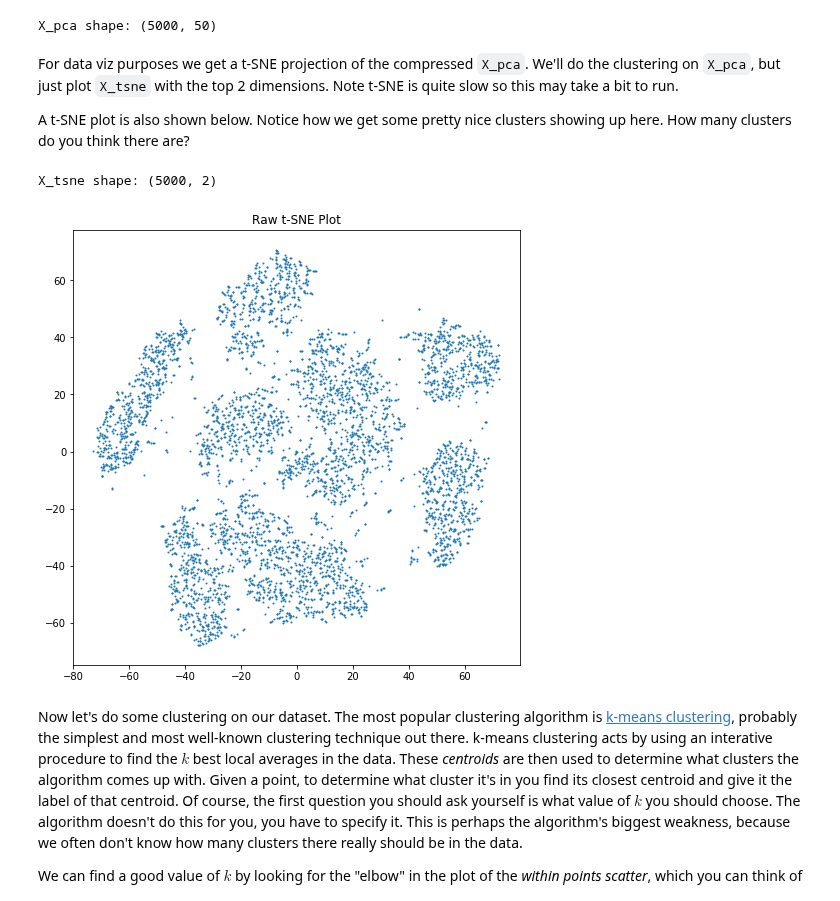
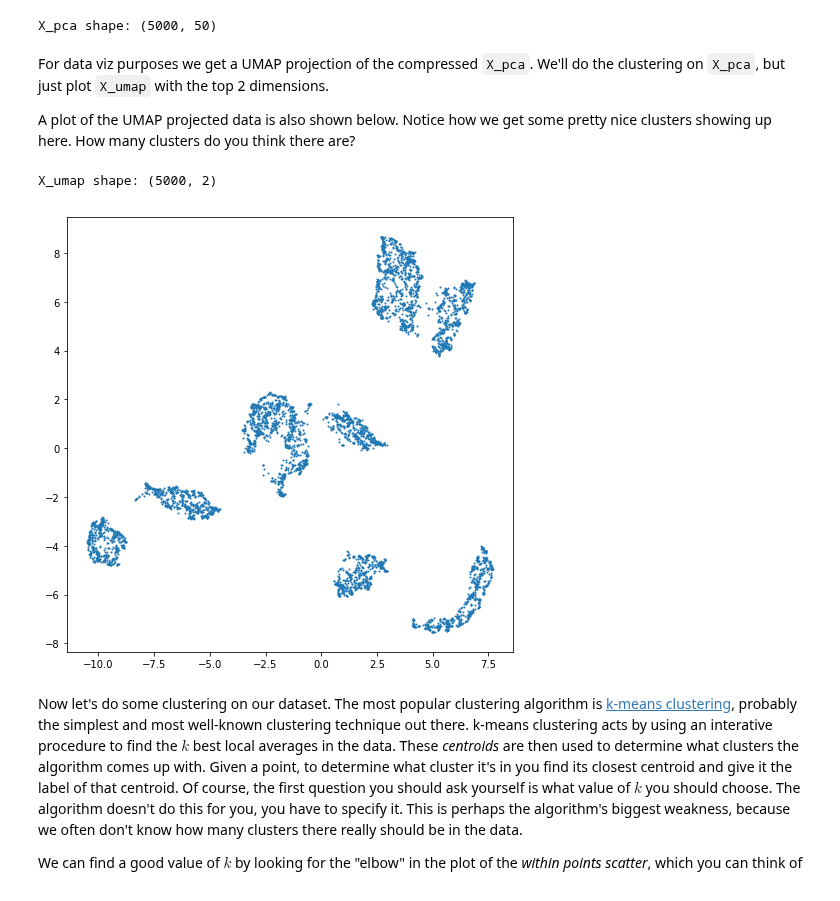
Before and after one commit to rkingery/ml_tutorials, a Jupyter notebook: clustering.ipynb, the cells around one changed output. Saved outputs shown, nothing was run; the diff lists cells and outputs as text; code cells hidden in the pictures.

Commit message:
added umap examples

```diff
--- a/clustering.ipynb
+++ b/clustering.ipynb
@@ -51,7 +52,7 @@ def plot_clusters(X,y=None,model_type=None):
     _,ax = plt.subplots(figsize=(8,8))
     if model_type is None or y is None:
         ax.scatter(X[:,0],X[:,1], s=1.)
-        ax.set_title('Raw t-SNE Plot')
+        #ax.set_title('2D UMAP of MNIST')
     else:
         num_clusters = len(np.unique(y))
         for i in range(num_clusters):
@@ -106,19 +107,19 @@ print('X_pca shape:',X_pca.shape)
 # %% [output]
 X_pca shape: (5000, 50)
 # %% [markdown]
-For data viz purposes we get a t-SNE projection of the compressed `X_pca`. We'll do the clustering on `X_pca`, but just plot `X_tsne` with the top 2 dimensions. Note t-SNE is quite slow so this may take a bit to run.
+For data viz purposes we get a UMAP projection of the compressed `X_pca`. We'll do the clustering on `X_pca`, but just plot `X_umap` with the top 2 dimensions.
 
-A t-SNE plot is also shown below. Notice how we get some pretty nice clusters showing up here. How many clusters do you think there are?
+A plot of the UMAP projected data is also shown below. Notice how we get some pretty nice clusters showing up here. How many clusters do you think there are?
 # %%
-tsne = TSNE(n_components=2, init='pca')
-X_tsne = tsne.fit_transform(X_pca)
+umap = UMAP(n_components=2,n_neighbors=10,min_dist=0.001)
+X_umap = umap.fit_transform(X_pca)
 
-print('X_tsne shape:',X_tsne.shape)
+print('X_umap shape:',X_umap.shape)
 
-plot_clusters(X_tsne,y=None,model_type=None)
+plot_clusters(X_umap,y=None,model_type=None)
 # %% [output]
-X_tsne shape: (5000, 2)
+X_umap shape: (5000, 2)
-[figure, old version]
+[figure, new version]
 # %% [markdown]
 Now let's do some clustering on our dataset. The most popular clustering algorithm is [k-means clustering](https://en.wikipedia.org/wiki/K-means_clustering), probably the simplest and most well-known clustering technique out there. k-means clustering acts by using an interative procedure to find the $k$ best local averages in the data. These _centroids_ are then used to determine what clusters the algorithm comes up with. Given a point, to determine what cluster it's in you find its closest centroid and give it the label of that centroid. Of course, the first question you should ask yourself is what value of $k$ you should choose. The algorithm doesn't do this for you, you have to specify it. This is perhaps the algorithm's biggest weakness, because we often don't know how many clusters there really should be in the data.
 
```
Also changed, not shown: parts of 6 cells of this notebook, 1 other file.
